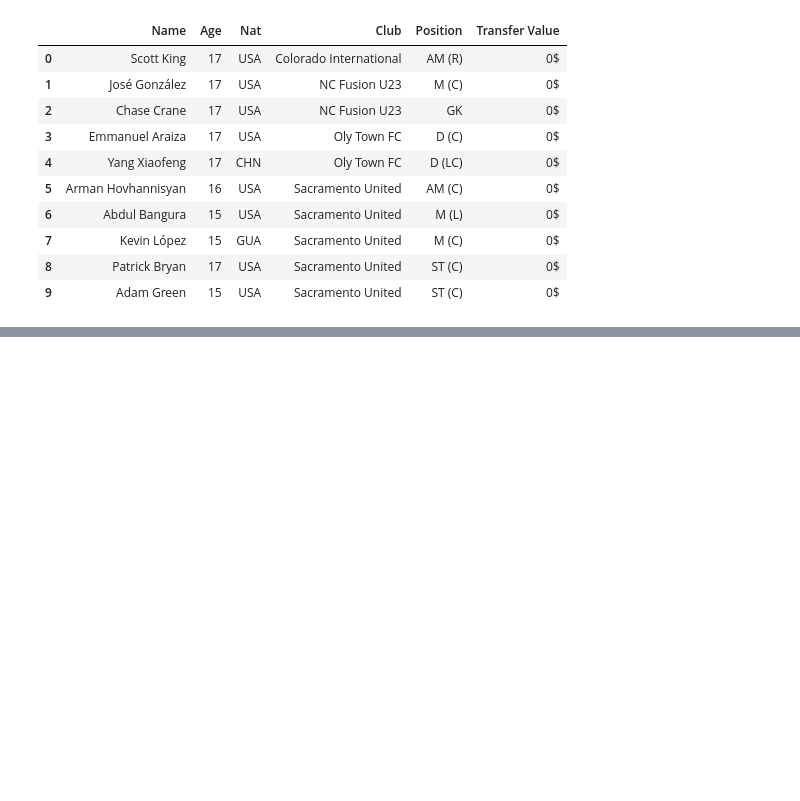
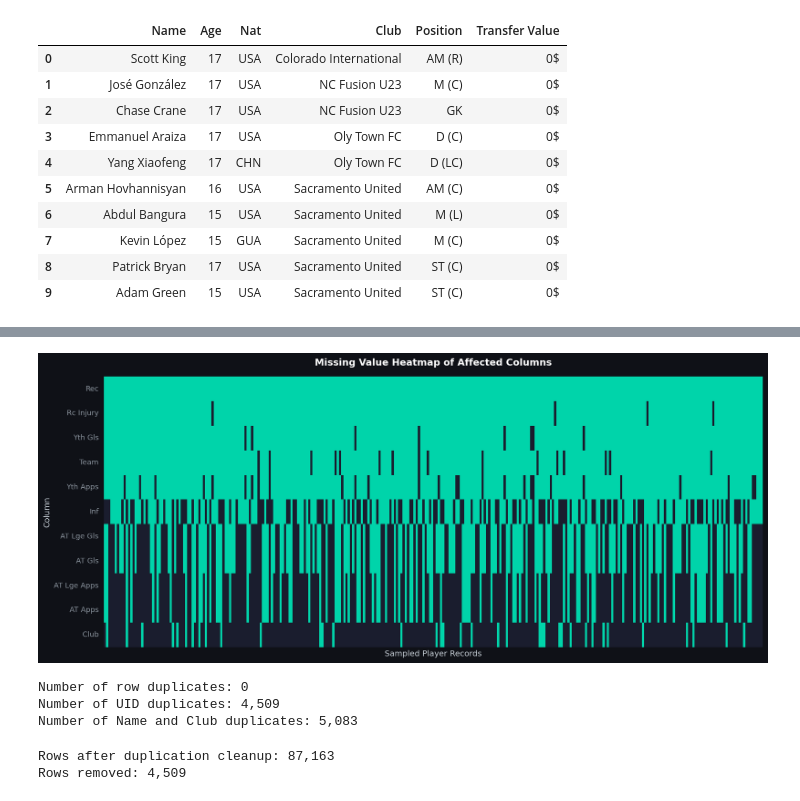
Before and after one commit to snabxo/banana, a Jupyter notebook: projects/football-manager-23/fm23_eda.ipynb, the cells around one changed output, grey strips where cells are left out. Saved outputs shown, nothing was run; the diff lists cells and outputs as text; code cells hidden in the pictures; blank space fills up the shorter version.

Commit message:
[fm23] performed data cleaning

```diff
--- a/projects/football-manager-23/fm23_eda.ipynb
+++ b/projects/football-manager-23/fm23_eda.ipynb
@@ -142,0 +150,9 @@ raw_dataframe[available].head(10)
+# %%
+# replacing '-' with 'NaN' across the whole dataframe
+dataframe = raw_dataframe.copy()
+
+dataframe.replace('-', np.nan, inplace=True)
+dataframe.replace('', np.nan, inplace=True)
+dataframe.replace("- - -", np.nan, inplace=True)
+
+dataframe.head(10)
@@ -142,0 +172,12 @@ raw_dataframe[available].head(10)
+# %%
+# summarizing missing value
+missing = dataframe.isnull().sum()
+missing_percentage = (missing / len(dataframe) * 100).round(2)
+missing_dataframe = pd.DataFrame({"missing_count": missing, "missing_percentage": missing_percentage})
+missing_dataframe = missing_dataframe[missing_dataframe["missing_count"] > 0].sort_values("missing_percentage", ascending=False)
+
+print(f"Columns with missing values: {len(missing_dataframe)} / {dataframe.shape[1]}")
+print()
+print(missing_dataframe.head(20).to_string())
+
+# Note: Players with missing clubs means these players are most likely free agents (11,381 in total)
@@ -142,0 +199,46 @@ raw_dataframe[available].head(10)
+# %%
+# we had 11 columns with missing values
+# showing a heatmap
+top_missing_columns = missing_dataframe.head(11).index.tolist()
+
+if top_missing_columns:
+    sample = dataframe[top_missing_columns].sample(min(300, len(dataframe)), random_state=42).isnull()
+
+    figure, axis = plt.subplots(figsize=(14, 6))
+
+    sns.heatmap(sample.T, cbar=False, cmap=["#1a1d2e", FM_GREEN], xticklabels=False, ax=axis, linewidths=0)
+
+    axis.set_title("Missing Value Heatmap of Affected Columns", pad=15)
+    axis.set_xlabel("Sampled Player Records")
+    axis.set_ylabel("Column")
+
+    plt.tight_layout()
+    plt.savefig("visuals/missing_heatmap.png", bbox_inches="tight", facecolor="#0f1117")
+    plt.show()
+# %% [output]
+[figure, added]
+# %%
+# detecting duplicates
+total_duplicates = dataframe.duplicated().sum()
+uid_duplicates = dataframe.duplicated(subset=["UID"]).sum() if "UID" in dataframe.columns else "N/A"
+name_club_duplicates = dataframe.duplicated(subset=["Name", "Club"]).sum() if all(column in dataframe.columns for column in ["Name", "Club"]) else "N/A"
+
+print(f"Number of row duplicates: {total_duplicates:,}")
+print(f"Number of UID duplicates: {uid_duplicates:,}")
+print(f"Number of Name and Club duplicates: {name_club_duplicates:,}")
+# %% [output]
+Number of row duplicates: 0
+Number of UID duplicates: 4,509
+Number of Name and Club duplicates: 5,083
+# %%
+# dropping duplicates on UID
+if "UID" in dataframe.columns:
+    before = len(dataframe)
+
+    dataframe = dataframe.drop_duplicates(subset=["UID"])
+
+    print(f"Rows after duplication cleanup: {len(dataframe):,}")
+    print(f"Rows removed: {before - len(dataframe):,}")
+# %% [output]
+Rows after duplication cleanup: 87,163
+Rows removed: 4,509
```
Also changed, not shown: parts of 5 cells of this notebook, 1 other file.
